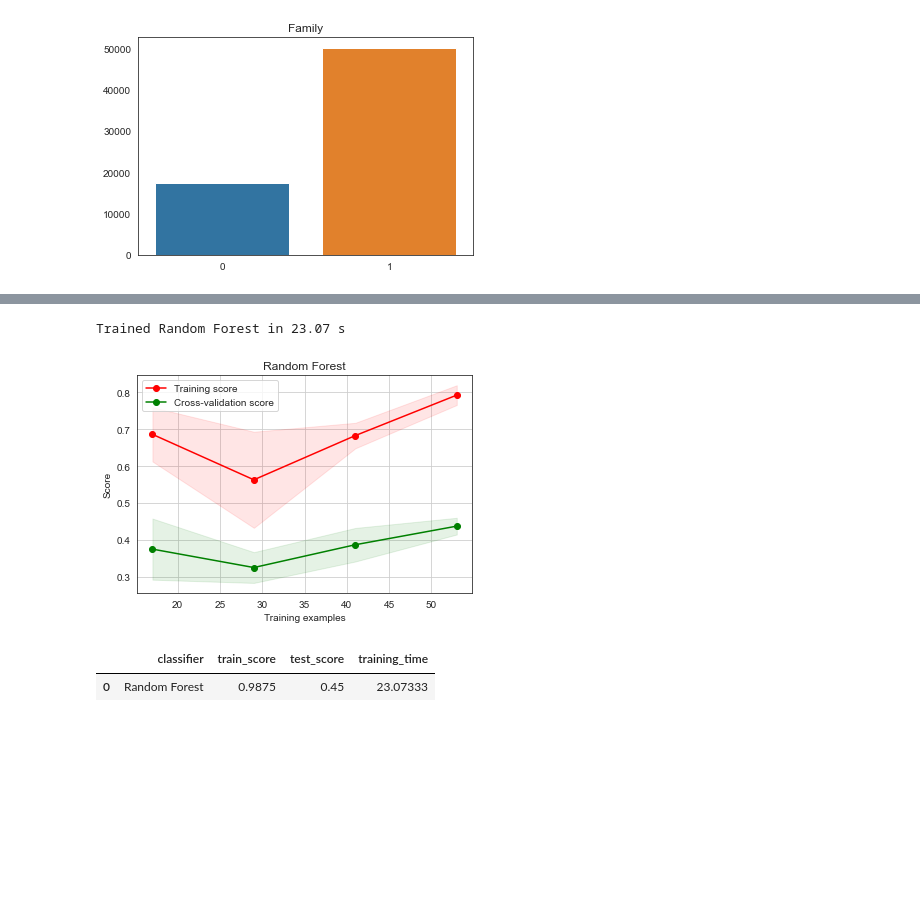
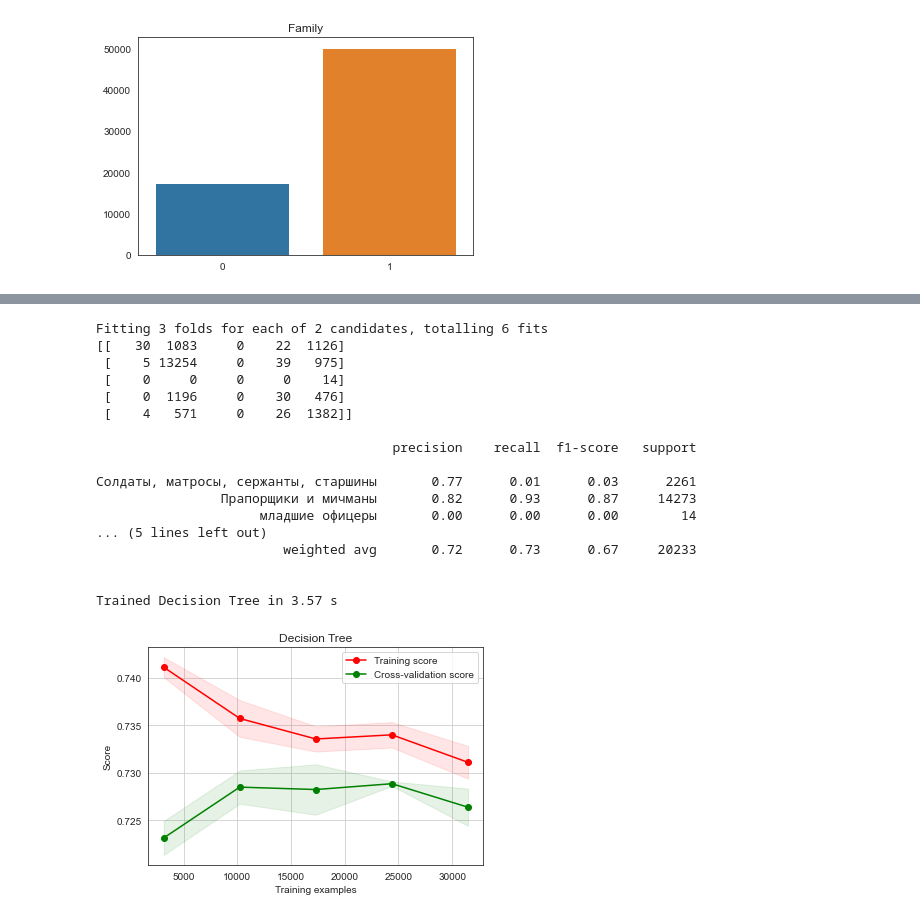
Before and after one commit to DHushchin/orc_analysis, a Jupyter notebook: orc_classifier.ipynb, the cells around one changed output, grey strips where cells are left out. Saved outputs shown, nothing was run; the diff lists cells and outputs as text; code cells hidden in the pictures; blank space fills up the shorter version.

```diff
--- a/orc_classifier.ipynb
+++ b/orc_classifier.ipynb
@@ -56,7 +63,7 @@ targets
 # %%
 from sklearn.model_selection import train_test_split
 
-x_train, x_test, y_train, y_test = train_test_split(features, targets, random_state=50, test_size=0.4)
+x_train, x_test, y_train, y_test = train_test_split(features, targets, random_state=50, test_size=0.3)
 # %%
 from sklearn.naive_bayes import GaussianNB
 from sklearn.svm import SVC
@@ -305,14 +295,32 @@ def batch_classify(X_train, Y_train, X_test, Y_test, verbose=True):
 # %%
 import warnings
-# warnings.filterwarnings("ignore")
 
-df_results = batch_classify(x_train, y_train, x_test, y_test)
-df_results.sort_values(by='test_score', ascending=False, inplace=True)
+warnings.filterwarnings("ignore")
+
+df_results = pd.DataFrame(np.zeros(shape=(0, 4)),
+                          columns = ['classifier', 'train_score', 'test_score', 'training_time'])
+
+dt = batch_classify(x_train, y_train, x_test, y_test, 'Decision Tree')
+
+df_results = df_results.append({'classifier': dt[0], 'train_score': dt[1],
+                                'test_score': dt[2], 'training_time': dt[3]},
+                                ignore_index=True)
 # %% [output]
-Trained Random Forest in 23.07 s
+Fitting 3 folds for each of 2 candidates, totalling 6 fits
+[[   30  1083     0    22  1126]
+ [    5 13254     0    39   975]
+ [    0     0     0     0    14]
+ [    0  1196     0    30   476]
+ [    4   571     0    26  1382]]
+
+                                      precision    recall  f1-score   support
+
+Солдаты, матросы, сержанты, старшины       0.77      0.01      0.03      2261
+                Прапорщики и мичманы       0.82      0.93      0.87     14273
+                     младшие офицеры       0.00      0.00      0.00        14
+... (5 lines left out)
+                        weighted avg       0.72      0.73      0.67     20233
+
+
+Trained Decision Tree in 3.57 s
-[figure, old version]
+[figure, new version]
-# %%
-df_results
-# %% [output]
-|  | classifier | train_score | test_score | training_time |
-| 0 | Random Forest | 0.9875 | 0.45 | 23.07333 |
```
Also changed, not shown: parts of 15 cells of this notebook, 2 other files.
